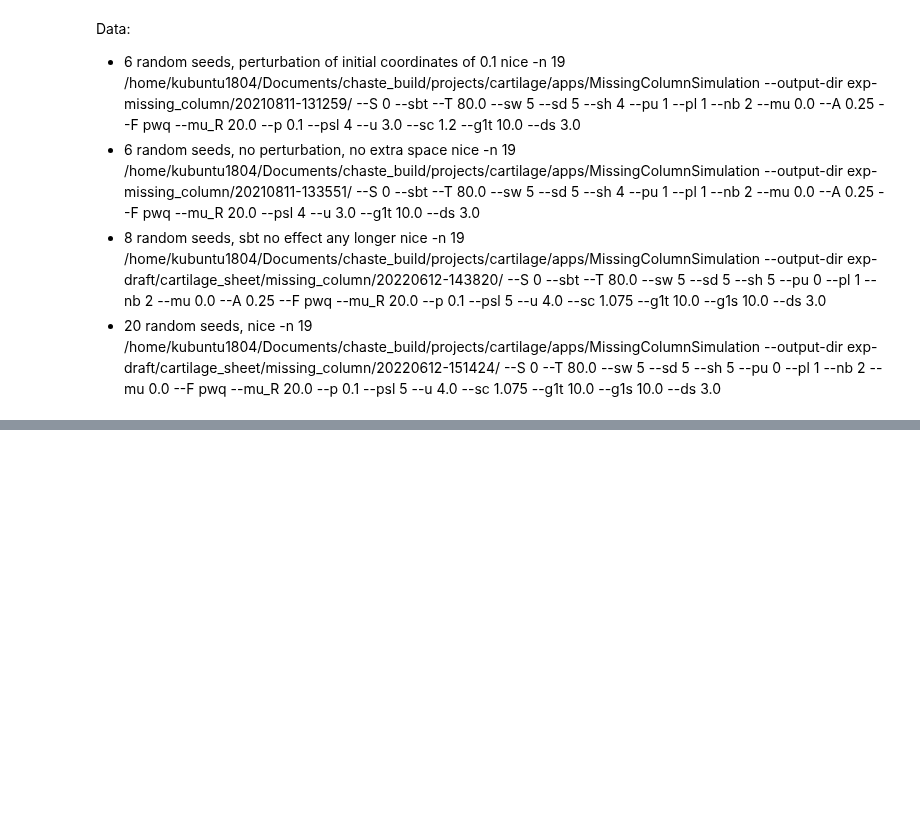
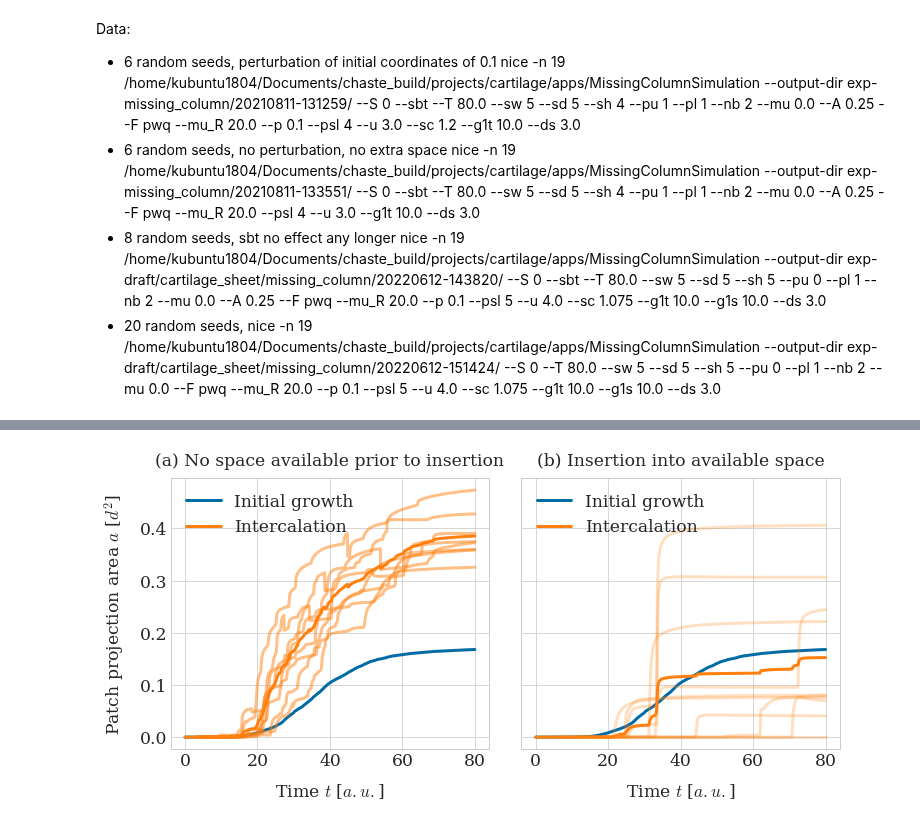
Before and after one commit to somathias/CartilageCBM, a Jupyter notebook: exp-missing_column.ipynb, the cells around one changed output, grey strips where cells are left out. Cells and saved outputs as stored; diff of their text form; code cells hidden in the pictures; blank space fills up the shorter version.

```diff
--- a/exp-missing_column.ipynb
+++ b/exp-missing_column.ipynb
@@ -161,0 +194,79 @@ plt.savefig(path_to_plots+'intercalation_missing_column.pdf', bbox_inches='tight
+# %%
+# Merge figure with baseline experiment
+
+dir_baseline = 'exp-draft/cartilage_sheet/baseline/20220609-141147/'
+
+fig, (ax1, ax2) = plt.subplots(1, 2, figsize=(12,5), sharey='row', sharex='row',
+                               gridspec_kw={ 'hspace': 0.01, 'wspace':0.1},
+                                             #tight_layout=True
+                                            )
+# Compare with column growth, psl =5
+# time steps are consistent across runs, so it's sufficient to load them from a single path
+times_d, coords_d = sm.read_in_data('/home/kubuntu1804/Documents/sf_simulation_results/'+dir_comparison + '0/results_from_time_0/')
+
+ppa_av_d = np.zeros(times_d.shape)
+#for seed in range(6):
+for seed in range(8):
+    #print(seed)
+    ppa = np.loadtxt('/home/kubuntu1804/Documents/sf_simulation_results/'+dir_comparison+str(seed)+'/results_from_time_0/metrics_results/data_patch_projection_area_av.txt', dtype=float)
+    #plt.plot(times_d, ppa, color=defcolors[5], alpha=0.5)
+    ppa_av_d = ppa_av_d + ppa
+ppa_av_d = ppa_av_d /8
+ax1.plot(times_d, ppa_av_d, color=defcolors[0], label='Initial growth')
+
+
+# time steps are consistent across runs, so it's sufficient to load them from a single path
+times_d, coords_d = sm.read_in_data('/home/kubuntu1804/Documents/sf_simulation_results/'+dir_baseline + '0/results_from_time_0/')
+
+ppa_av_d = np.zeros(times_d.shape)
+#for seed in range(6):
+for seed in range(8):
+    #print(seed)
+    ppa = np.loadtxt('/home/kubuntu1804/Documents/sf_simulation_results/'+dir_baseline+str(seed)+'/results_from_time_0/metrics_results/data_patch_projection_area_av.txt', dtype=float)
+    ax1.plot(times_d, ppa, color=defcolors[1], alpha=0.5)
+    ppa_av_d = np.nansum(np.vstack((ppa_av_d, ppa)), axis=0)
+ppa_av_d = ppa_av_d /8
+ax1.plot(times_d, ppa_av_d, color=defcolors[1], label='Intercalation')
+
+#plt.legend()
+ax1.set_xlabel('Time $t$ [$a.u.$]')
+ax1.set_ylabel('Patch projection area $a$ [$d^2$]')
+ax1.legend()
+ax1.set_title('(a) No space available prior to insertion')
+
+# Compare with column growth, psl =5
+# time steps are consistent across runs, so it's sufficient to load them from a single path
+times_d, coords_d = sm.read_in_data('/home/kubuntu1804/Documents/sf_simulation_results/'+dir_comparison + '0/results_from_time_0/')
+
+ppa_av_d = np.zeros(times_d.shape)
+#for seed in range(6):
+for seed in range(8):
+    #print(seed)
+    ppa = np.loadtxt('/home/kubuntu1804/Documents/sf_simulation_results/'+dir_comparison+str(seed)+'/results_from_time_0/metrics_results/data_patch_projection_area_av.txt', dtype=float)
+    #plt.plot(times_d, ppa, color=defcolors[5], alpha=0.5)
+    ppa_av_d = ppa_av_d + ppa
+ppa_av_d = ppa_av_d /8
+ax2.plot(times_d, ppa_av_d, color=defcolors[0], label='Initial growth')
+
+# time steps are consistent across runs, so it's sufficient to load them from a single path
+times_d, coords_d = sm.read_in_data('/home/kubuntu1804/Documents/sf_simulation_results/'+dir_missing_column+ '0/results_from_time_0/')
+
+ppa_av_d = np.zeros(times_d.shape)
+#for seed in range(6):
+for seed in range(n_seeds):
+    #print(seed)
+    ppa = np.loadtxt('/home/kubuntu1804/Documents/sf_simulation_results/'+dir_missing_column+str(seed)+'/results_from_time_0/metrics_results/data_patch_projection_area_av.txt', dtype=float)
+    ax2.plot(times_d, ppa, color=defcolors[1], alpha=0.25)
+    ppa_av_d = np.nansum(np.vstack((ppa_av_d, ppa)), axis=0)
+ppa_av_d = ppa_av_d /n_seeds
+ax2.plot(times_d, ppa_av_d, color=defcolors[1], label='Intercalation')
+
+#plt.legend()
+ax2.set_xlabel('Time $t$ [$a.u.$]')
+#plt.ylabel('Patch projection area $a$ [$d^2$]')
+ax2.legend(loc=2)
+ax2.set_title('(b) Insertion into available space')
+
+plt.savefig(path_to_plots+'intercalation_both.pdf', bbox_inches='tight', dpi=600)
+# %% [output]
+[figure, added]
```
Also changed, not shown: parts of 6 cells of this notebook, 2 other files.
